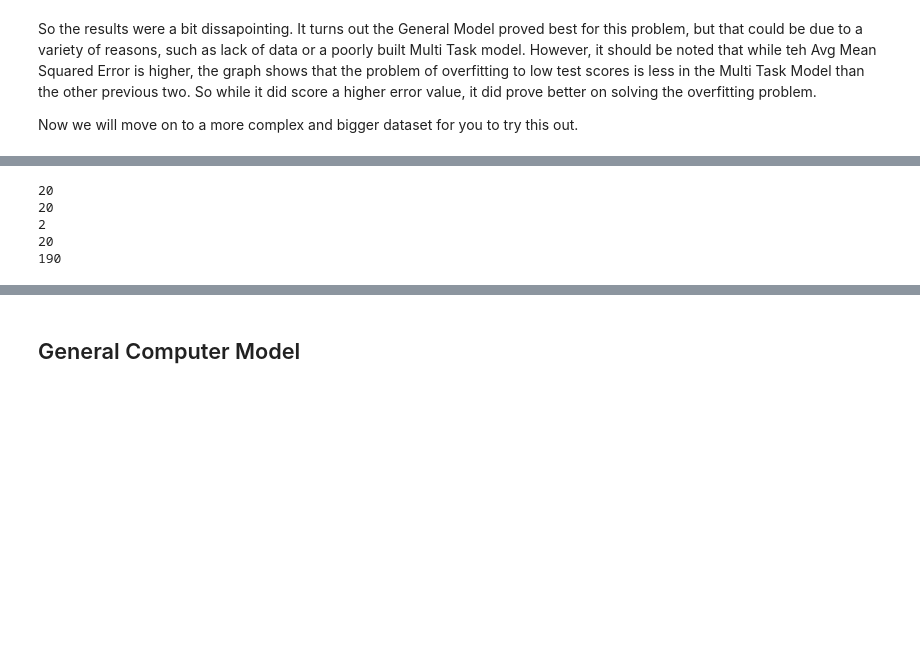
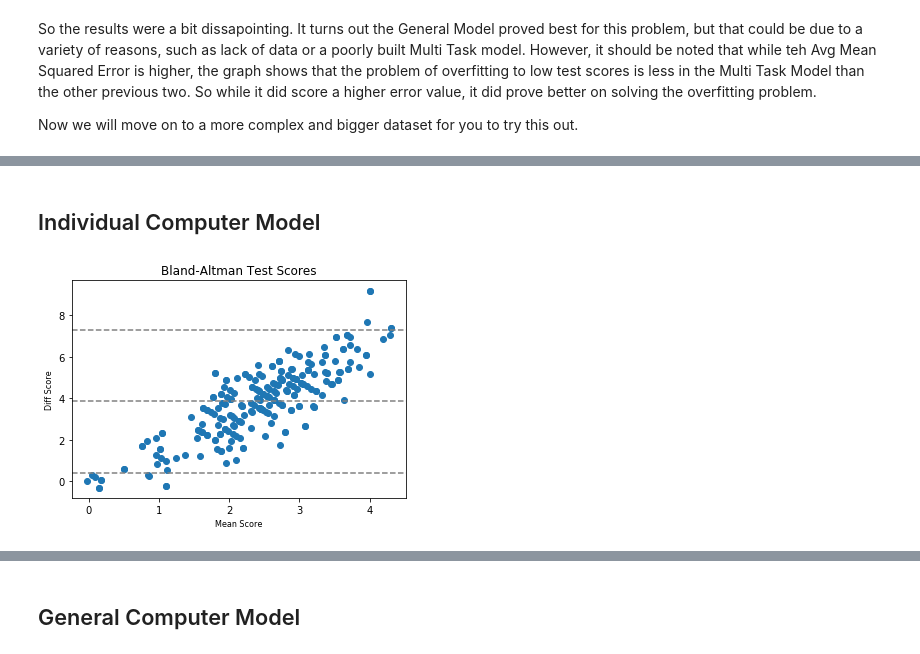
Before and after one commit to 8000net/LectureNotes, a Jupyter notebook: Lecture 7a - Overview Multi-Task Learning.ipynb, the cells around one changed output, grey strips where cells are left out. Saved outputs shown, nothing was run; the diff lists cells and outputs as text; code cells hidden in the pictures; blank space fills up the shorter version.

Commit message:
added more to Computer set

```diff
--- a/Lecture 7a - Overview Multi-Task Learning.ipynb
+++ b/Lecture 7a - Overview Multi-Task Learning.ipynb
@@ -511,12 +520,2 @@ comp_tasks = load_computer_survey_data()
-# %%
-print(comp_tasks[0].data)
-print(len(comp_tasks[0].target))
-print(len(comp_tasks[0].data.shape))
-print(len(comp_tasks[0].target))
-print(len(comp_tasks))
-# %% [output]
-20
-20
-2
-20
-190
+# %% [markdown]
+## Individual Computer Model
@@ -522,0 +528,47 @@ print(len(comp_tasks))
+# %%
+modelsc_ind = []
+testc_daters_ind = []
+for x in comp_tasks:
+    X_train, X_test, y_train, y_test = train_test_split(x.data, x.target, test_size=0.25, random_state=42)
+
+    mlp = Sequential()
+    mlp.add(Dense(input_dim=X_train.shape[1], units=30, activation='relu'))
+    mlp.add( Dense(units=15, activation='relu') )
+    mlp.add(Dense(1))
+
+    mlp.compile(loss='mean_squared_error',
+                optimizer='rmsprop',
+                metrics=[])
+
+    mlp.fit(X_train, y_train, epochs=10, shuffle=True, verbose=0)
+    modelsc_ind.append(mlp)
+    testc_daters_ind.append([X_test, y_test])
+# %%
+yc_ind=[]
+yhatc_ind=[]
+
+msesc=[]
+plt.figure(figsize=(15,10))
+
+for t, mlp in zip(testc_daters_ind, modelsc_ind):
+    X_test, y_test = t
+
+    yhat_mlp = mlp.predict(X_test)
+    yhat_rounded = np.around(yhat_mlp)
+
+    y_test_plot = y_test.ravel()
+    yhat_mlp_plot = yhat_mlp.ravel()
+
+    yc_ind.append(np.mean(y_test_plot))
+    yhatc_ind.append(np.mean(yhat_mlp_plot))
+
+    mse = mean_squared_error(y_test, yhat_mlp)
+    msesc.append(mse)
+
+bland_altman_plot(yc_ind, yhatc_ind)
+plt.title('Bland-Altman Test Scores')
+plt.xlabel('Mean Score', fontsize=8)
+plt.ylabel('Diff Score', fontsize=8)
+plt.show()
+# %% [output]
+[figure, added]
```
Also changed, not shown: parts of 17 cells of this notebook.
